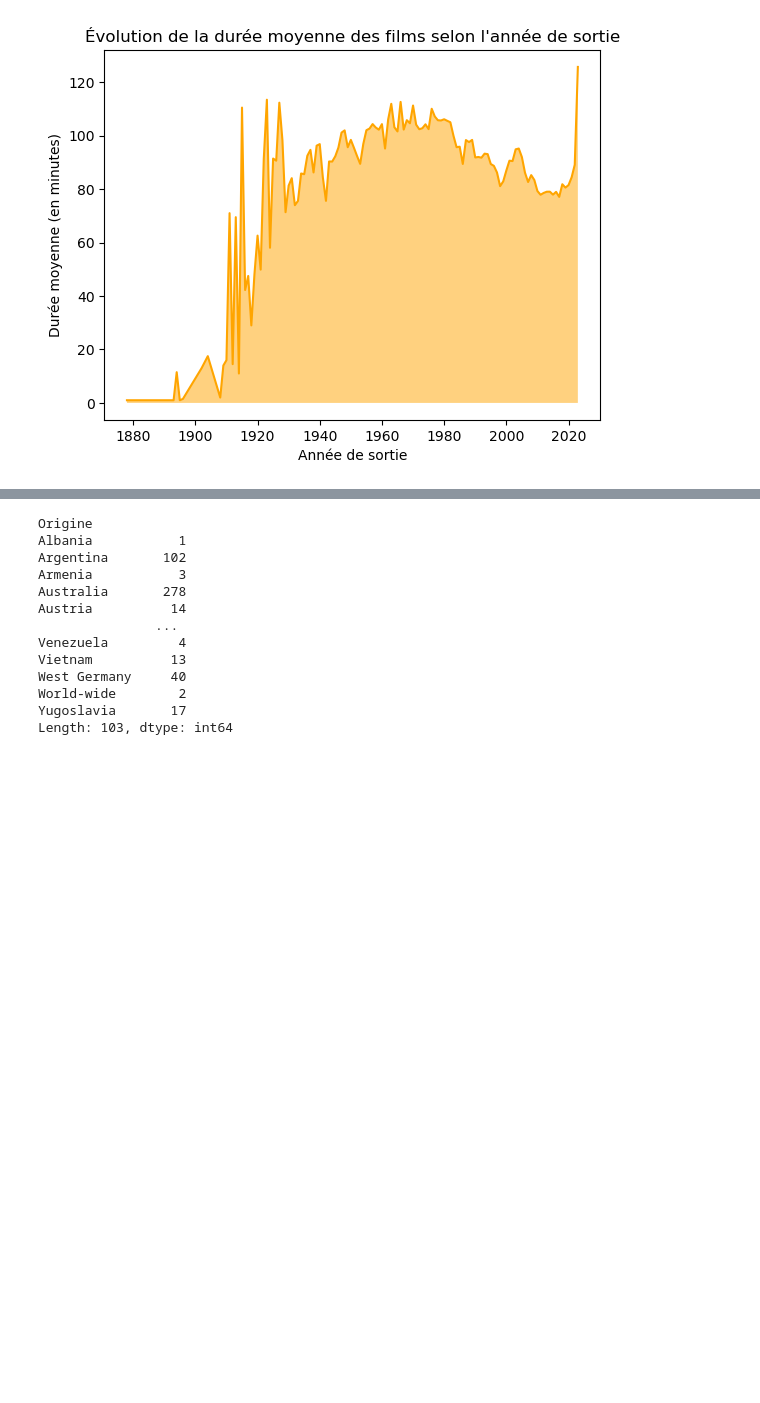
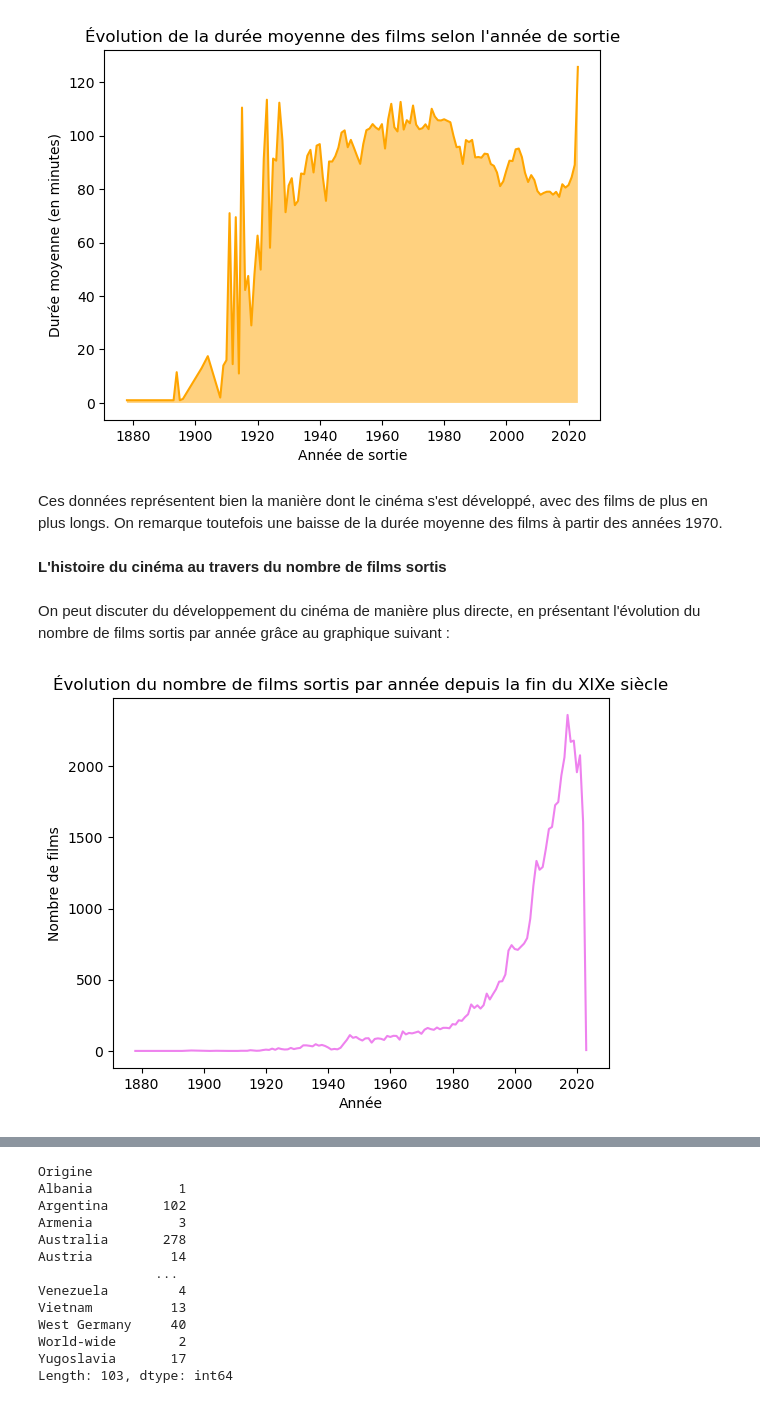
Before and after one commit to Jeremstar/Projet-de-DINGUE, a Jupyter notebook: Notebook/Scrap_IMDb.ipynb, the cells around one changed output, grey strips where cells are left out. Cells and saved outputs as stored; diff of their text form; code cells hidden in the pictures; blank space fills up the shorter version.

```diff
--- a/Notebook/Scrap_IMDb.ipynb
+++ b/Notebook/Scrap_IMDb.ipynb
@@ -411,3 +415,18 @@ plt.title('Évolution de la durée moyenne des films selon l\'année de sortie')
 plt.show()
 # %% [output]
 [figure]
+# %% [markdown]
+Ces données représentent bien la manière dont le cinéma s'est développé, avec des films de plus en plus longs. On remarque toutefois une baisse de la durée moyenne des films à partir des années 1970.
+# %% [markdown]
+**L'histoire du cinéma au travers du nombre de films sortis**
+# %% [markdown]
+On peut discuter du développement du cinéma de manière plus directe, en présentant l'évolution du nombre de films sortis par année grâce au graphique suivant :
+# %%
+films_par_annee = df_fusionné.groupby(df_fusionné["datePublished"].dt.year).size()
+plt.plot(films_par_annee, color='violet')
+plt.xlabel("Année")
+plt.ylabel("Nombre de films")
+plt.title('Évolution du nombre de films sortis par année depuis la fin du XIXe siècle')
+plt.show()
+# %% [output]
+[figure, added]
```
Also changed, not shown: parts of 51 cells of this notebook.
